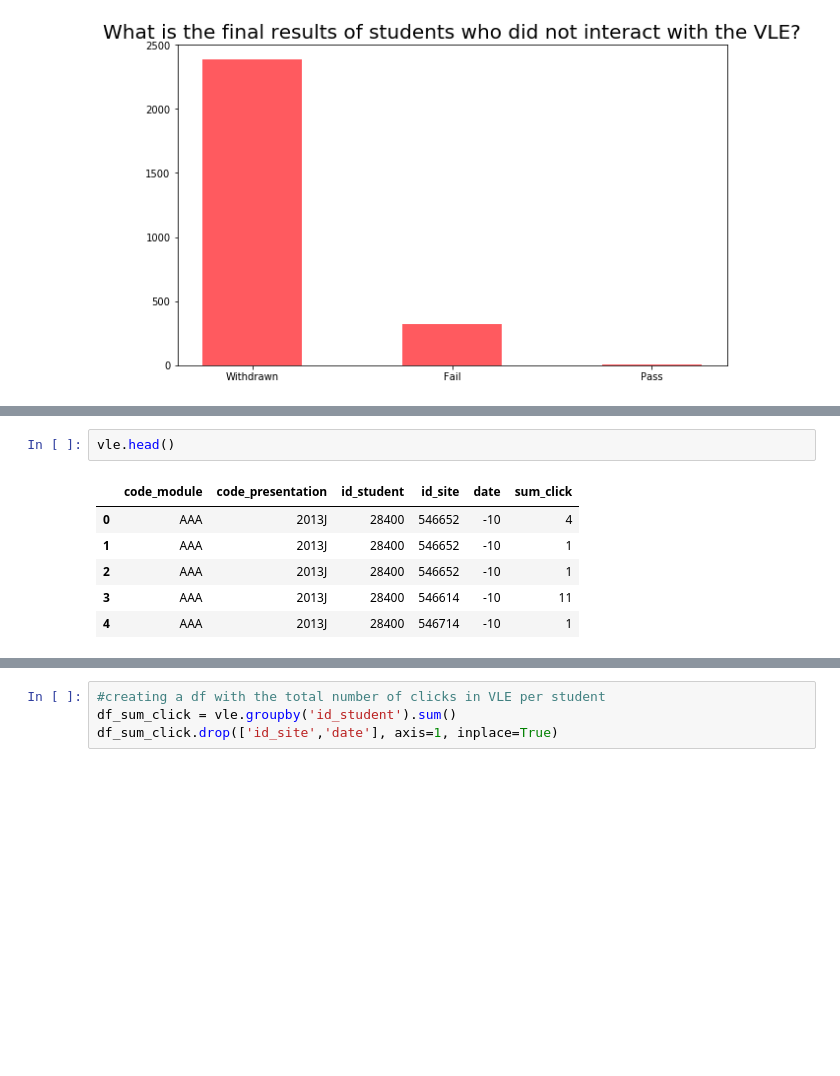
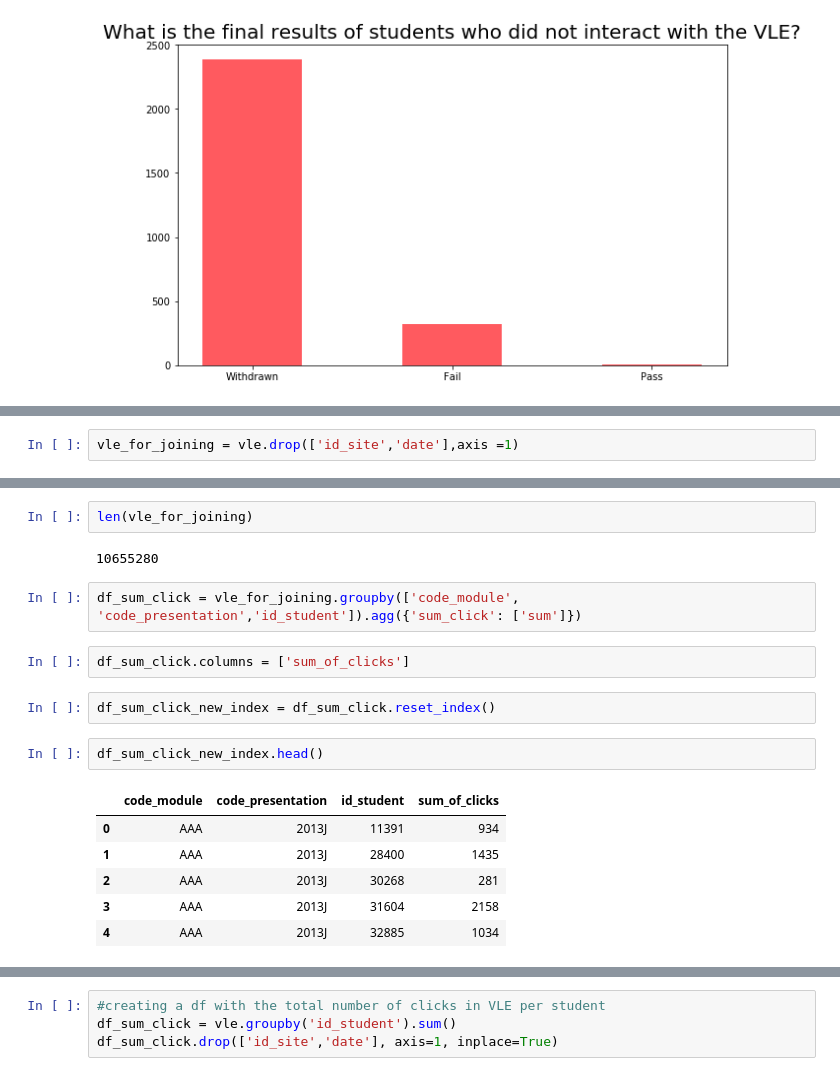
Before and after one commit to nikolholicka/curriculum, a Jupyter notebook: mod6/project_ideas/project_idea_2.ipynb, the cells around one changed output, grey strips where cells are left out. Saved outputs shown, nothing was run; the diff lists cells and outputs as text; blank space fills up the shorter version.

```diff
--- a/mod6/project_ideas/project_idea_2.ipynb
+++ b/mod6/project_ideas/project_idea_2.ipynb
@@ -169,0 +169,2 @@ Name: final_result, dtype: float64
+# %%
+vle_for_joining = vle.drop(['id_site','date'],axis =1)
@@ -170,9 +181,19 @@ Name: final_result, dtype: float64
+# %%
+len(vle_for_joining)
+# %% [output]
+10655280
+# %%
+df_sum_click = vle_for_joining.groupby(['code_module', 'code_presentation','id_student']).agg({'sum_click': ['sum']})
+# %%
+df_sum_click.columns = ['sum_of_clicks']
+# %%
+df_sum_click_new_index = df_sum_click.reset_index()
 # %%
-vle.head()
+df_sum_click_new_index.head()
 # %% [output]
-|  | code_module | code_presentation | id_student | id_site | date | sum_click |
-| 0 | AAA | 2013J | 28400 | 546652 | -10 | 4 |
-| 1 | AAA | 2013J | 28400 | 546652 | -10 | 1 |
-| 2 | AAA | 2013J | 28400 | 546652 | -10 | 1 |
-| 3 | AAA | 2013J | 28400 | 546614 | -10 | 11 |
-| 4 | AAA | 2013J | 28400 | 546714 | -10 | 1 |
+|  | code_module | code_presentation | id_student | sum_of_clicks |
+| 0 | AAA | 2013J | 11391 | 934 |
+| 1 | AAA | 2013J | 28400 | 1435 |
+| 2 | AAA | 2013J | 30268 | 281 |
+| 3 | AAA | 2013J | 31604 | 2158 |
+| 4 | AAA | 2013J | 32885 | 1034 |
```
Also changed, not shown: parts of 15 cells of this notebook.
